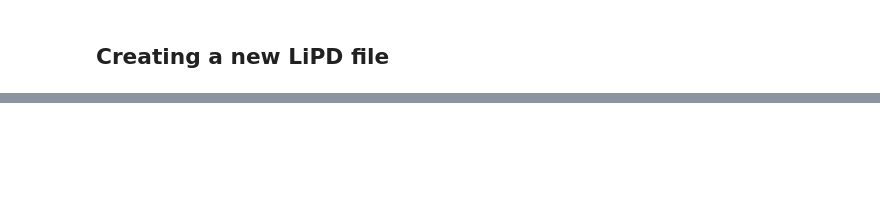
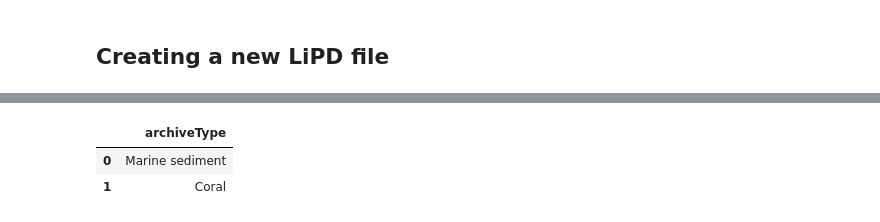
Before and after one commit to LinkedEarth/pylipd, a Jupyter notebook: examples/notebooks/oop_demo.ipynb, the cells around one changed output, grey strips where cells are left out. Saved outputs shown, nothing was run; the diff lists cells and outputs as text; code cells hidden in the pictures; blank space fills up the shorter version.

```diff
--- a/examples/notebooks/oop_demo.ipynb
+++ b/examples/notebooks/oop_demo.ipynb
@@ -421,0 +627,14 @@ Missing Value: nan
+# %%
+query = """PREFIX le: <http://linked.earth/ontology#>
+    SELECT distinct ?archiveType WHERE {
+        ?ds a le:Dataset .
+        ?ds le:hasArchiveType ?archiveTypeObj .
+        ?archiveTypeObj rdfs:label ?archiveType .
+    }
+"""
+result, df = lipd1.query(query)
+df
+# %% [output]
+|  | archiveType |
+| 0 | Marine sediment |
+| 1 | Coral |
```
Also changed, not shown: parts of 9 cells of this notebook, 1 other file.
